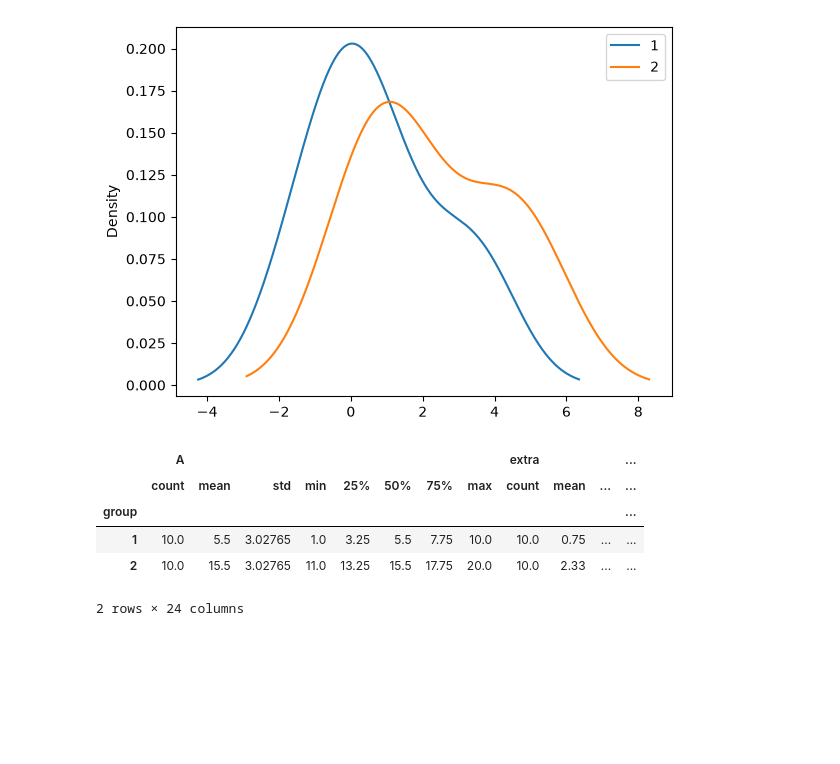
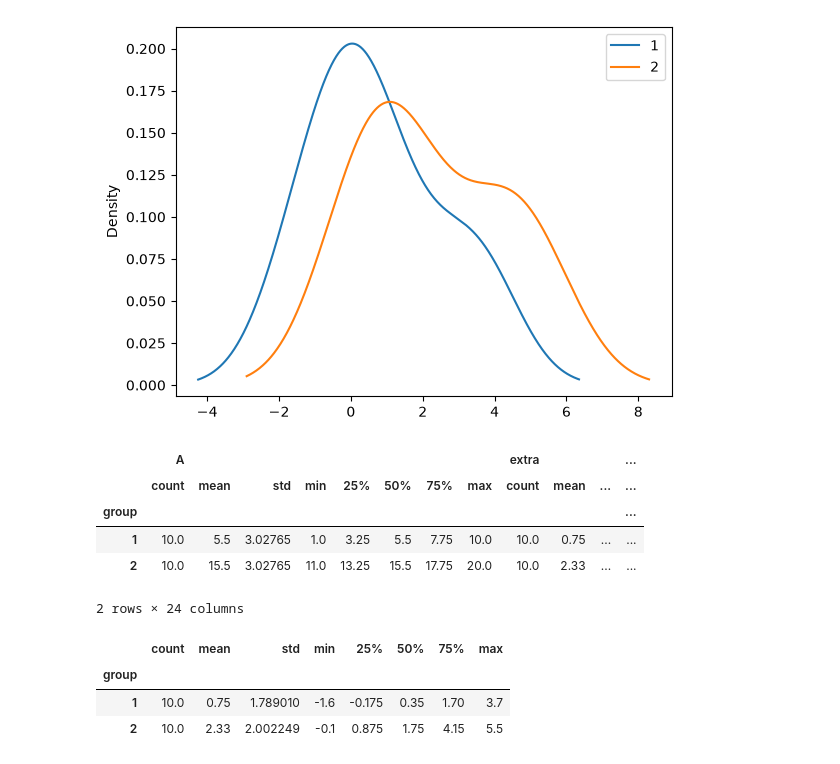
Before and after one commit to gc4113n/Fall-Winter2026, a Jupyter notebook: Georgia Allen.ipynb, the cells around one changed output. Cells and saved outputs as stored; diff of their text form; code cells hidden in the pictures; blank space fills up the shorter version.

```diff
--- a/Georgia Allen.ipynb
+++ b/Georgia Allen.ipynb
@@ -64,3 +64,10 @@ datafile.groupby('group').describe()
 | 1 | 10.0 | 5.5 | 3.02765 | 1.0 | 3.25 | 5.5 | 7.75 | 10.0 | 10.0 | 0.75 | ... | ... |
 | 2 | 10.0 | 15.5 | 3.02765 | 11.0 | 13.25 | 15.5 | 17.75 | 20.0 | 10.0 | 2.33 | ... | ... |
 2 rows × 24 columns
+# %%
+datafile.groupby('group')['extra'].describe()
+# %% [output]
+|  | count | mean | std | min | 25% | 50% | 75% | max |
+| group |  |  |  |  |  |  |  |  |
+| 1 | 10.0 | 0.75 | 1.789010 | -1.6 | -0.175 | 0.35 | 1.70 | 3.7 |
+| 2 | 10.0 | 2.33 | 2.002249 | -0.1 | 0.875 | 1.75 | 4.15 | 5.5 |
```
